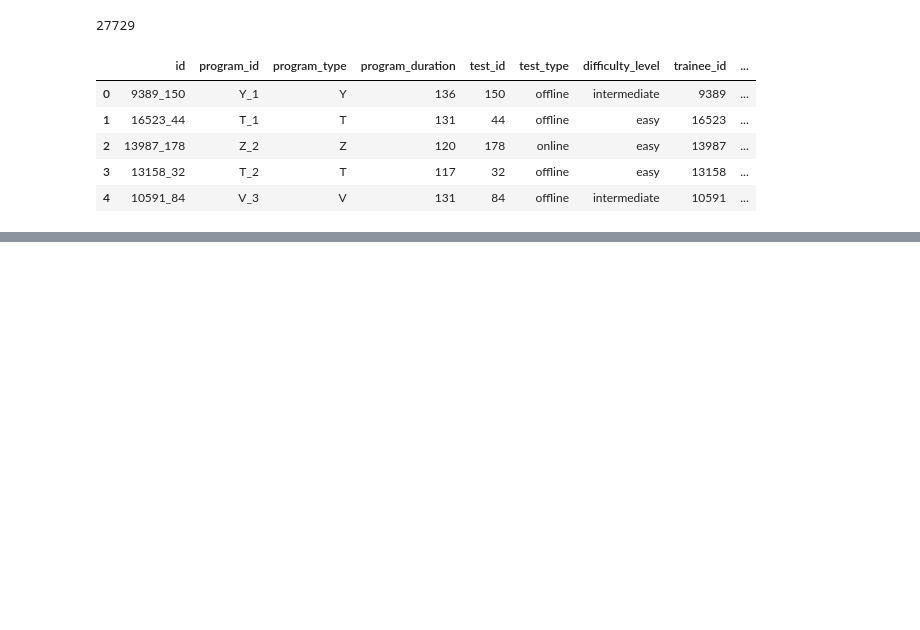
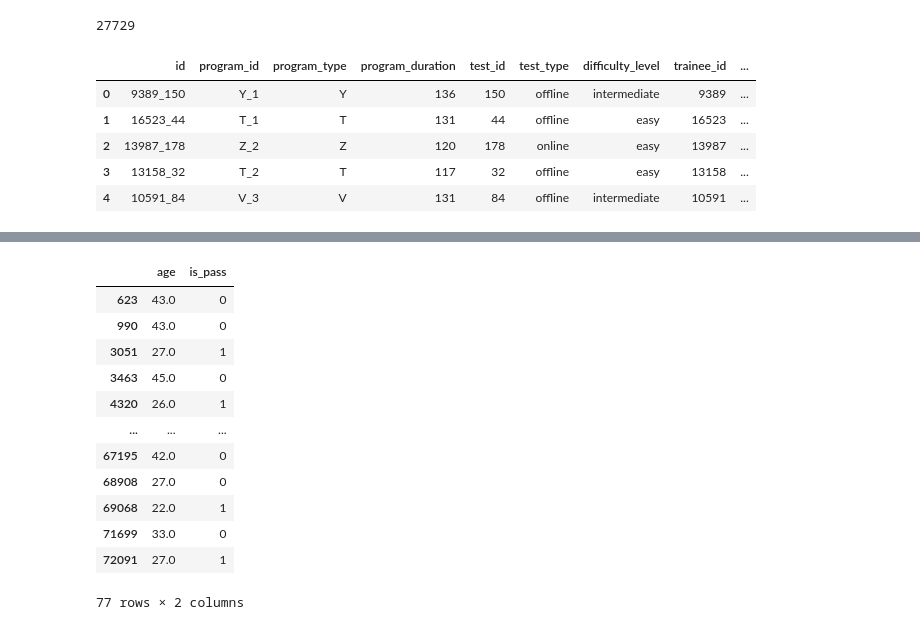
Before and after one commit to DB11051998/Pass_prediction, a Jupyter notebook: pass_prediction.ipynb, the cells around one changed output, grey strips where cells are left out. Drawn from its saved outputs; the diff is of its cells as text; code cells hidden in the pictures; blank space fills up the shorter version.

```diff
--- a/pass_prediction.ipynb
+++ b/pass_prediction.ipynb
@@ -199,0 +280,17 @@ df_train.head()
+# %%
+x=df_train[['age','is_pass','trainee_engagement_rating']]
+x[x.trainee_engagement_rating.isna()][['age','is_pass']]
+# %% [output]
+|  | age | is_pass |
+| 623 | 43.0 | 0 |
+| 990 | 43.0 | 0 |
+| 3051 | 27.0 | 1 |
+| 3463 | 45.0 | 0 |
+| 4320 | 26.0 | 1 |
+| ... | ... | ... |
+| 67195 | 42.0 | 0 |
+| 68908 | 27.0 | 0 |
+| 69068 | 22.0 | 1 |
+| 71699 | 33.0 | 0 |
+| 72091 | 27.0 | 1 |
+77 rows × 2 columns
```
Also changed, not shown: parts of 32 cells of this notebook.
